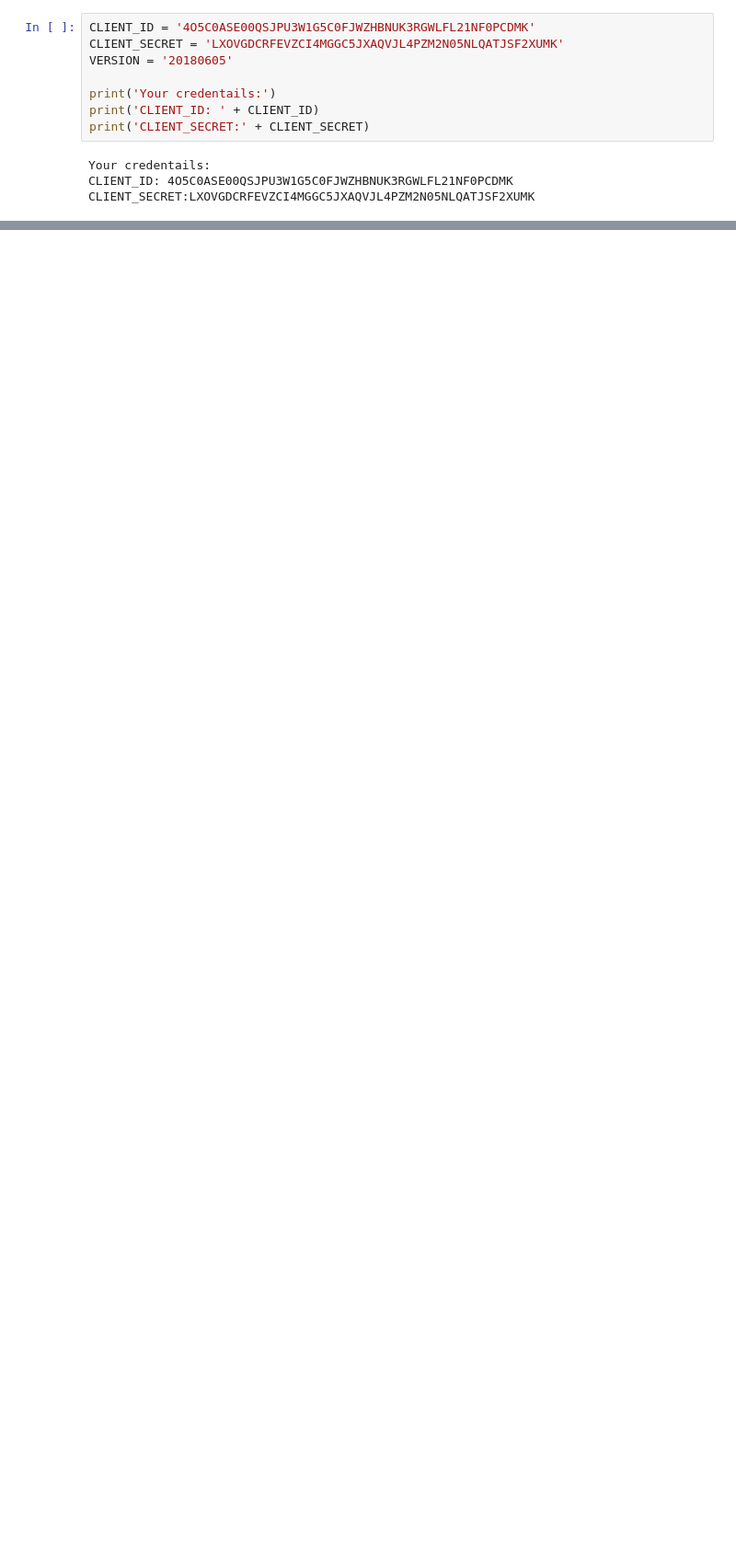
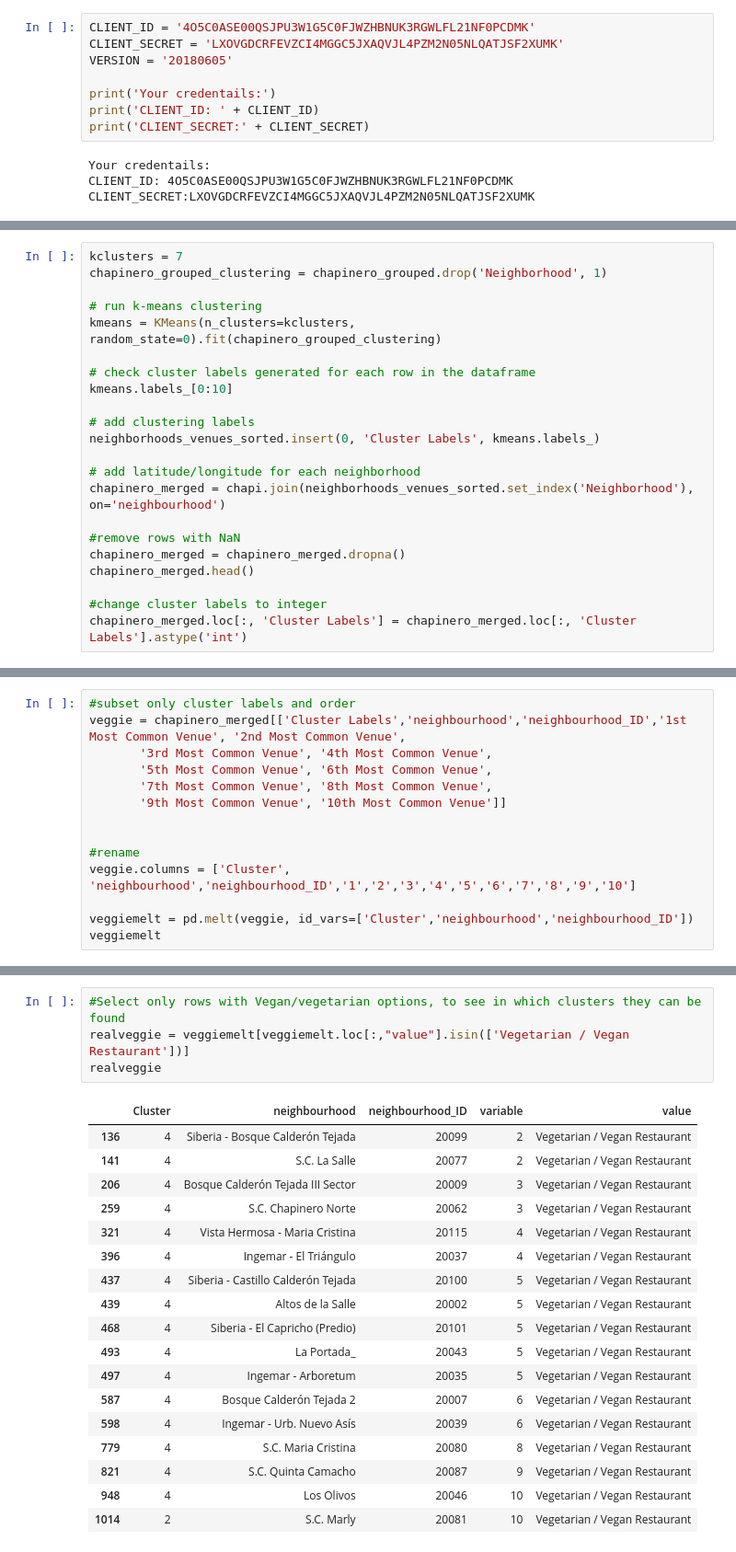
Before and after one commit to JulianaGomez/Coursera_Capstone, a Jupyter notebook: Vegetarian restaurants in Bogota.ipynb, the cells around one changed output, grey strips where cells are left out. Shown at 92% size. Cells and saved outputs as stored; diff of their text form; blank space fills up the shorter version.

Commit message:
Final report on vegetarian restaurants in Bogota

```diff
--- a/Vegetarian restaurants in Bogota.ipynb
+++ b/Vegetarian restaurants in Bogota.ipynb
@@ -113,0 +560,22 @@ CLIENT_SECRET:LXOVGDCRFEVZCI4MGGC5JXAQVJL4PZM2N05NLQATJSF2XUMK
+# %%
+kclusters = 7
+chapinero_grouped_clustering = chapinero_grouped.drop('Neighborhood', 1)
+
+# run k-means clustering
+kmeans = KMeans(n_clusters=kclusters, random_state=0).fit(chapinero_grouped_clustering)
+
+# check cluster labels generated for each row in the dataframe
+kmeans.labels_[0:10]
+
+# add clustering labels
+neighborhoods_venues_sorted.insert(0, 'Cluster Labels', kmeans.labels_)
+
+# add latitude/longitude for each neighborhood
+chapinero_merged = chapi.join(neighborhoods_venues_sorted.set_index('Neighborhood'), on='neighbourhood')
+
+#remove rows with NaN
+chapinero_merged = chapinero_merged.dropna()
+chapinero_merged.head()
+
+#change cluster labels to integer
+chapinero_merged.loc[:, 'Cluster Labels'] = chapinero_merged.loc[:, 'Cluster Labels'].astype('int')
@@ -113,0 +608,14 @@ CLIENT_SECRET:LXOVGDCRFEVZCI4MGGC5JXAQVJL4PZM2N05NLQATJSF2XUMK
+# %%
+#subset only cluster labels and order
+veggie = chapinero_merged[['Cluster Labels','neighbourhood','neighbourhood_ID','1st Most Common Venue', '2nd Most Common Venue',
+       '3rd Most Common Venue', '4th Most Common Venue',
+       '5th Most Common Venue', '6th Most Common Venue',
+       '7th Most Common Venue', '8th Most Common Venue',
+       '9th Most Common Venue', '10th Most Common Venue']]
+
+
+#rename
+veggie.columns = ['Cluster', 'neighbourhood','neighbourhood_ID','1','2','3','4','5','6','7','8','9','10']
+
+veggiemelt = pd.melt(veggie, id_vars=['Cluster','neighbourhood','neighbourhood_ID'])
+veggiemelt
@@ -113,0 +654,23 @@ CLIENT_SECRET:LXOVGDCRFEVZCI4MGGC5JXAQVJL4PZM2N05NLQATJSF2XUMK
+# %%
+#Select only rows with Vegan/vegetarian options, to see in which clusters they can be found
+realveggie = veggiemelt[veggiemelt.loc[:,"value"].isin(['Vegetarian / Vegan Restaurant'])]
+realveggie
+# %% [output]
+|  | Cluster | neighbourhood | neighbourhood_ID | variable | value |
+| 136 | 4 | Siberia - Bosque Calderón Tejada | 20099 | 2 | Vegetarian / Vegan Restaurant |
+| 141 | 4 | S.C. La Salle | 20077 | 2 | Vegetarian / Vegan Restaurant |
+| 206 | 4 | Bosque Calderón Tejada III Sector | 20009 | 3 | Vegetarian / Vegan Restaurant |
+| 259 | 4 | S.C. Chapinero Norte | 20062 | 3 | Vegetarian / Vegan Restaurant |
+| 321 | 4 | Vista Hermosa - Maria Cristina | 20115 | 4 | Vegetarian / Vegan Restaurant |
+| 396 | 4 | Ingemar - El Triángulo | 20037 | 4 | Vegetarian / Vegan Restaurant |
+| 437 | 4 | Siberia - Castillo Calderón Tejada | 20100 | 5 | Vegetarian / Vegan Restaurant |
+| 439 | 4 | Altos de la Salle | 20002 | 5 | Vegetarian / Vegan Restaurant |
+| 468 | 4 | Siberia - El Capricho (Predio) | 20101 | 5 | Vegetarian / Vegan Restaurant |
+| 493 | 4 | La Portada_ | 20043 | 5 | Vegetarian / Vegan Restaurant |
+| 497 | 4 | Ingemar - Arboretum | 20035 | 5 | Vegetarian / Vegan Restaurant |
+| 587 | 4 | Bosque Calderón Tejada 2 | 20007 | 6 | Vegetarian / Vegan Restaurant |
+| 598 | 4 | Ingemar - Urb. Nuevo Asís | 20039 | 6 | Vegetarian / Vegan Restaurant |
+| 779 | 4 | S.C. Maria Cristina | 20080 | 8 | Vegetarian / Vegan Restaurant |
+| 821 | 4 | S.C. Quinta Camacho | 20087 | 9 | Vegetarian / Vegan Restaurant |
+| 948 | 4 | Los Olivos | 20046 | 10 | Vegetarian / Vegan Restaurant |
+| 1014 | 2 | S.C. Marly | 20081 | 10 | Vegetarian / Vegan Restaurant |
```
Also changed, not shown: parts of 61 cells of this notebook.
